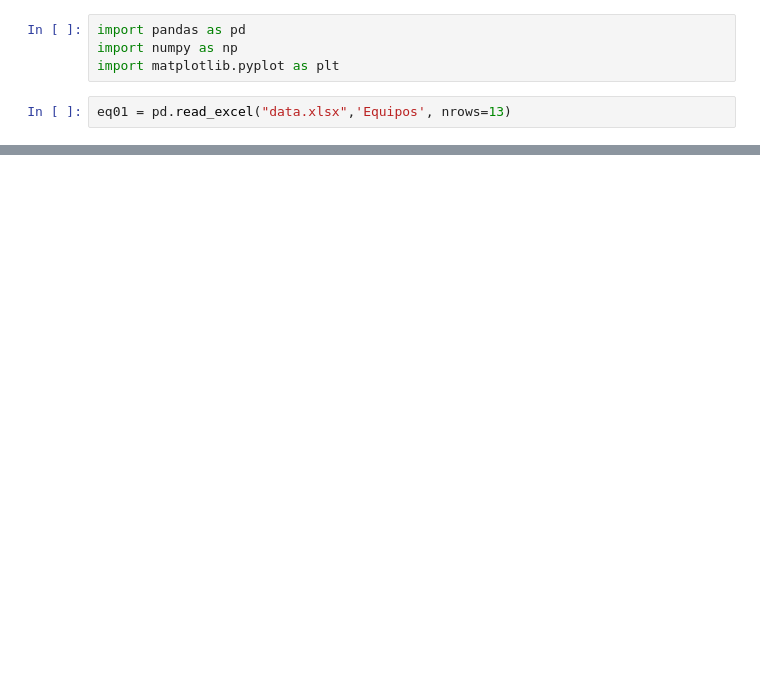
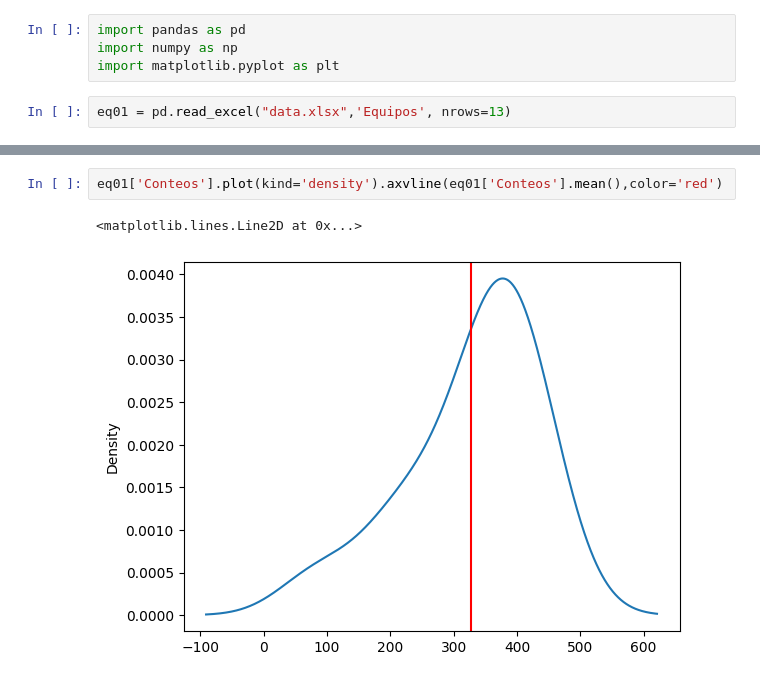
Before and after one commit to ecostichp/Pandas-InventarioA1-Ejercicio, a Jupyter notebook: a.ipynb, the cells around one changed output, grey strips where cells are left out. Cells and saved outputs as stored; diff of their text form; blank space fills up the shorter version.

```diff
--- a/a.ipynb
+++ b/a.ipynb
@@ -23,0 +29,5 @@ eq01['Conteos'].plot(kind='box')
+# %%
+eq01['Conteos'].plot(kind='density').axvline(eq01['Conteos'].mean(),color='red')
+# %% [output]
+<matplotlib.lines.Line2D at 0x...>
+[figure, added]
```
Also changed, not shown: parts of 13 cells of this notebook, 1 other file.
